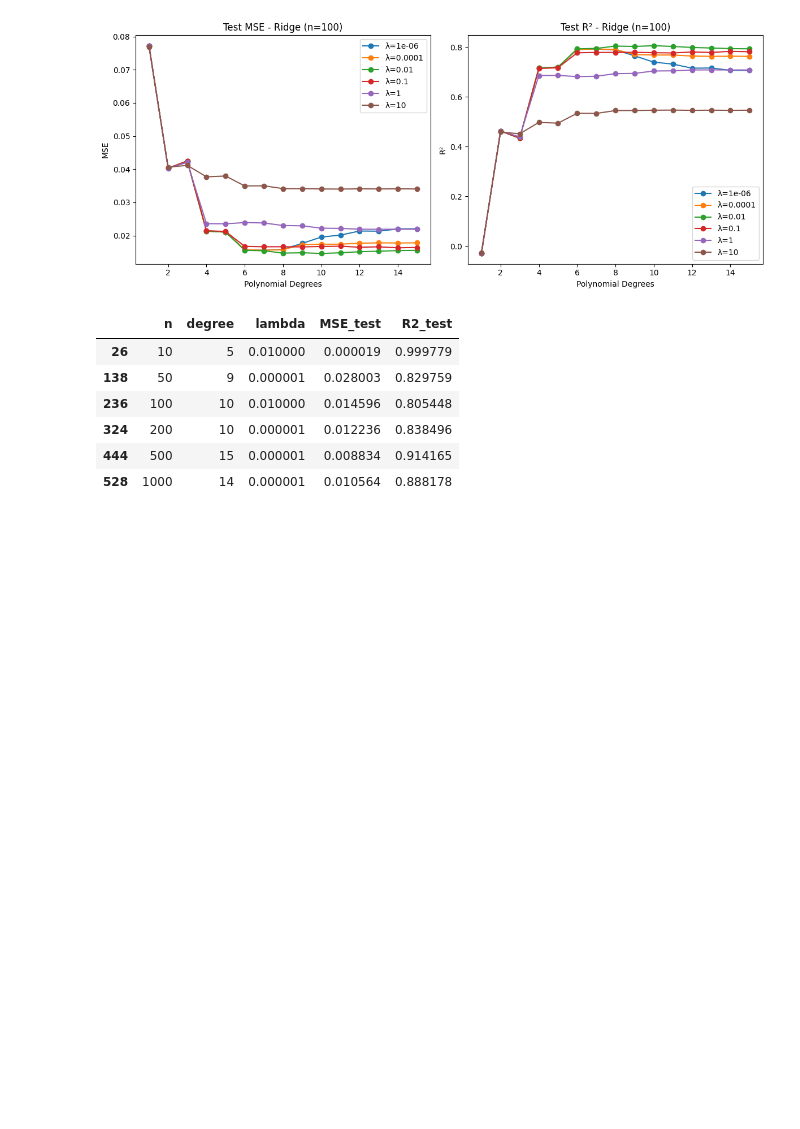
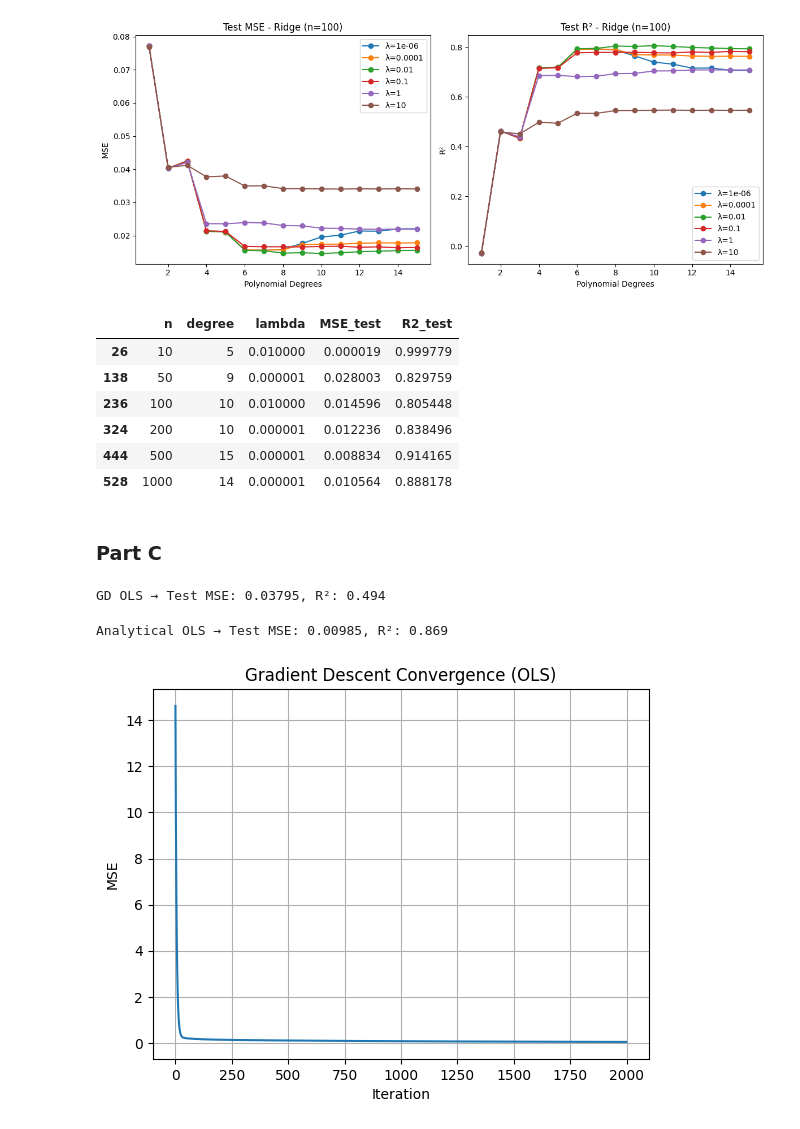
Before and after one commit to necodarian/Project_1, a Jupyter notebook: Project_1.ipynb, the cells around one changed output. Drawn from its saved outputs; the diff is of its cells as text; code cells hidden in the pictures; blank space fills up the shorter version.

```diff
--- a/Project_1.ipynb
+++ b/Project_1.ipynb
@@ -353,3 +374,5 @@ display(best_ridge)
 | 324 | 200 | 10 | 0.000001 | 0.012236 | 0.838496 |
 | 444 | 500 | 15 | 0.000001 | 0.008834 | 0.914165 |
 | 528 | 1000 | 14 | 0.000001 | 0.010564 | 0.888178 |
+# %% [markdown]
+### Part C
@@ -355,0 +401,47 @@ display(best_ridge)
+# %%
+n = 100
+p = 10
+x = np.linspace(-1, 1, n)
+y = runge_function(x, 0.5)
+
+Xp = polynomial_features(x, p, intercept=False)
+X_train, X_test, y_train, y_test = train_test_split(Xp, y, test_size=0.2, random_state=73)
+
+scaler = StandardScaler()
+X_train_s = scaler.fit_transform(X_train)
+X_test_s  = scaler.transform(X_test)
+
+y_offset = y_train.mean()
+y_train_s = y_train - y_offset
+y_test_s  = y_test - y_offset
+
+# Gradient descent training
+theta_gd, costs = gradient_descent(X_train_s, y_train_s, lr=0.01, n_iter=2000, lam=0.0)
+
+# Predictions and metrics
+y_pred_test = X_test_s @ theta_gd
+mse_test = np.mean((y_test_s - y_pred_test)**2)
+r2_test  = 1 - np.sum((y_test_s - y_pred_test)**2) / np.sum((y_test_s - y_train_s.mean())**2)
+
+print(f"GD OLS → Test MSE: {mse_test:.5f}, R²: {r2_test:.3f}")
+# %% [output]
+GD OLS → Test MSE: 0.03795, R²: 0.494
+# %%
+theta_ols = np.linalg.pinv(X_train_s.T @ X_train_s) @ X_train_s.T @ y_train_s
+y_pred_ols = X_test_s @ theta_ols
+
+mse_ols = np.mean((y_test_s - y_pred_ols)**2)
+r2_ols  = 1 - np.sum((y_test_s - y_pred_ols)**2) / np.sum((y_test_s - y_train_s.mean())**2)
+
+print(f"Analytical OLS → Test MSE: {mse_ols:.5f}, R²: {r2_ols:.3f}")
+# %% [output]
+Analytical OLS → Test MSE: 0.00985, R²: 0.869
+# %%
+plt.plot(costs)
+plt.title("Gradient Descent Convergence (OLS)")
+plt.xlabel("Iteration")
+plt.ylabel("MSE")
+plt.grid(True)
+plt.show()
+# %% [output]
+[figure, added]
```
Also changed, not shown: parts of 48 cells of this notebook.
